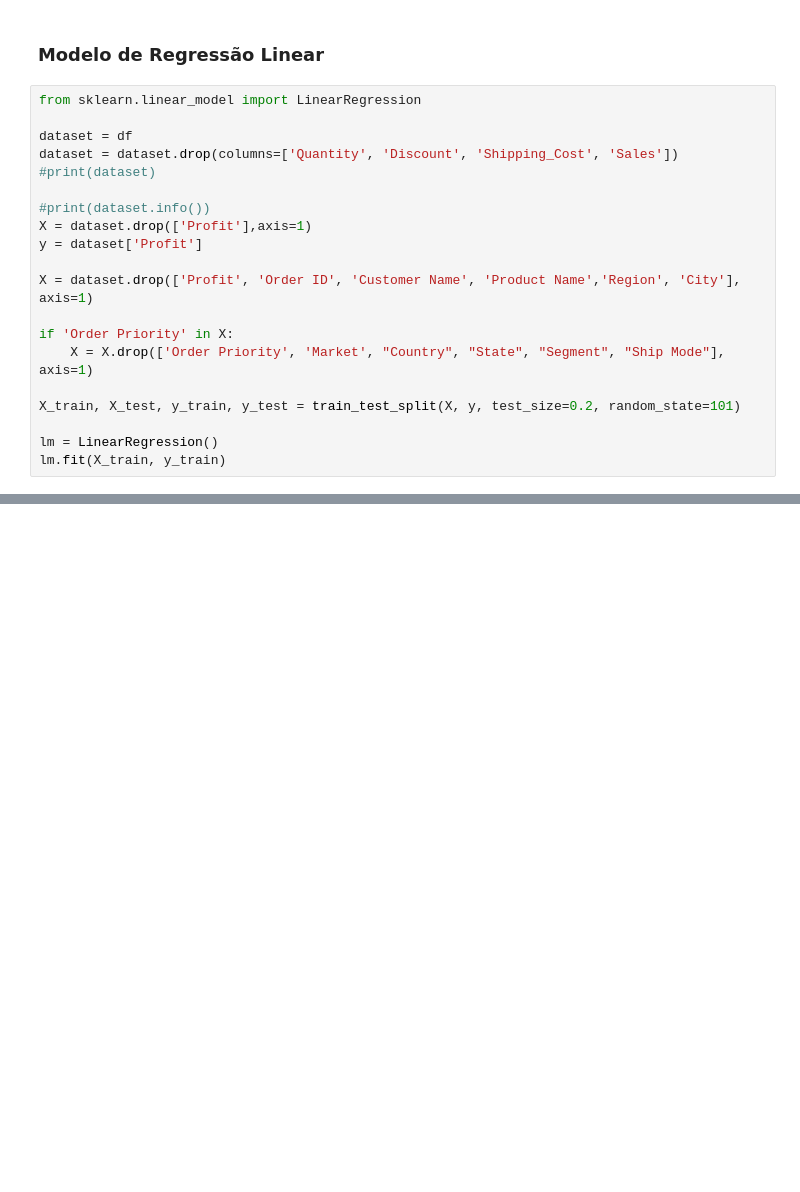
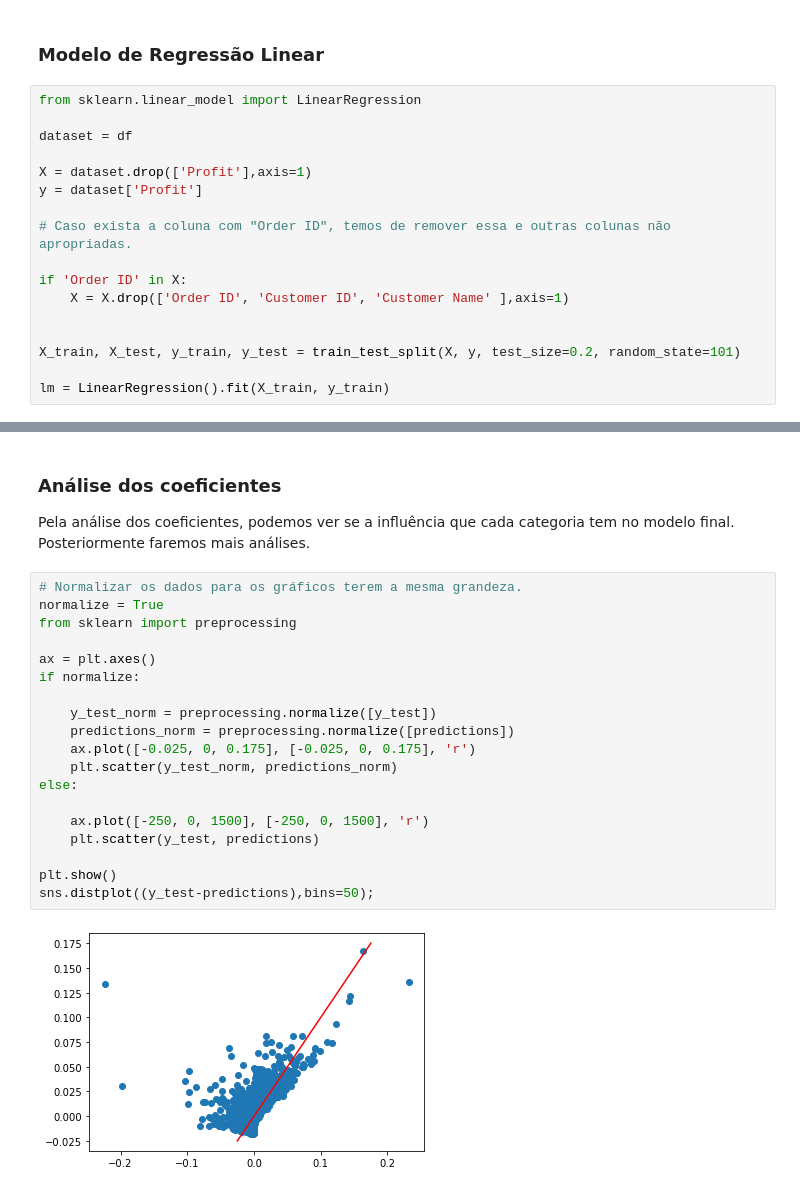
Before and after one commit to gonaloppcc/projetoDAA, a Jupyter notebook: melhor_grupo/linear_regression.ipynb, the cells around one changed output, grey strips where cells are left out. Drawn from its saved outputs; the diff is of its cells as text; blank space fills up the shorter version.

```diff
--- a/melhor_grupo/linear_regression.ipynb
+++ b/melhor_grupo/linear_regression.ipynb
@@ -292,19 +304,16 @@ Row ID
 from sklearn.linear_model import LinearRegression
 
 dataset = df
-dataset = dataset.drop(columns=['Quantity', 'Discount', 'Shipping_Cost', 'Sales'])
-#print(dataset)
 
-#print(dataset.info())
 X = dataset.drop(['Profit'],axis=1)
 y = dataset['Profit']
 
-X = dataset.drop(['Profit', 'Order ID', 'Customer Name', 'Product Name','Region', 'City'], axis=1)
+# Caso exista a coluna com "Order ID", temos de remover essa e outras colunas não apropriadas.
 
-if 'Order Priority' in X:
-    X = X.drop(['Order Priority', 'Market', "Country", "State", "Segment", "Ship Mode"], axis=1)
+if 'Order ID' in X:
+    X = X.drop(['Order ID', 'Customer ID', 'Customer Name' ],axis=1)
+
 
 X_train, X_test, y_train, y_test = train_test_split(X, y, test_size=0.2, random_state=101)
 
-lm = LinearRegression()
-lm.fit(X_train, y_train)
+lm = LinearRegression().fit(X_train, y_train)
@@ -317,0 +347,24 @@ ValueError: Unable to convert array of bytes/strings into decimal numbers with d
+# %% [markdown]
+### Análise dos coeficientes
+Pela análise dos coeficientes, podemos ver se a influência que cada categoria tem no modelo final. Posteriormente faremos mais análises.
+# %%
+# Normalizar os dados para os gráficos terem a mesma grandeza.
+normalize = True
+from sklearn import preprocessing
+
+ax = plt.axes()
+if normalize:
+
+    y_test_norm = preprocessing.normalize([y_test])
+    predictions_norm = preprocessing.normalize([predictions])
+    ax.plot([-0.025, 0, 0.175], [-0.025, 0, 0.175], 'r')
+    plt.scatter(y_test_norm, predictions_norm)
+else:
+
+    ax.plot([-250, 0, 1500], [-250, 0, 1500], 'r')
+    plt.scatter(y_test, predictions)
+
+plt.show()
+sns.distplot((y_test-predictions),bins=50);
+# %% [output]
+[figure, added]
```
Also changed, not shown: parts of 7 cells of this notebook, 2 other files.
